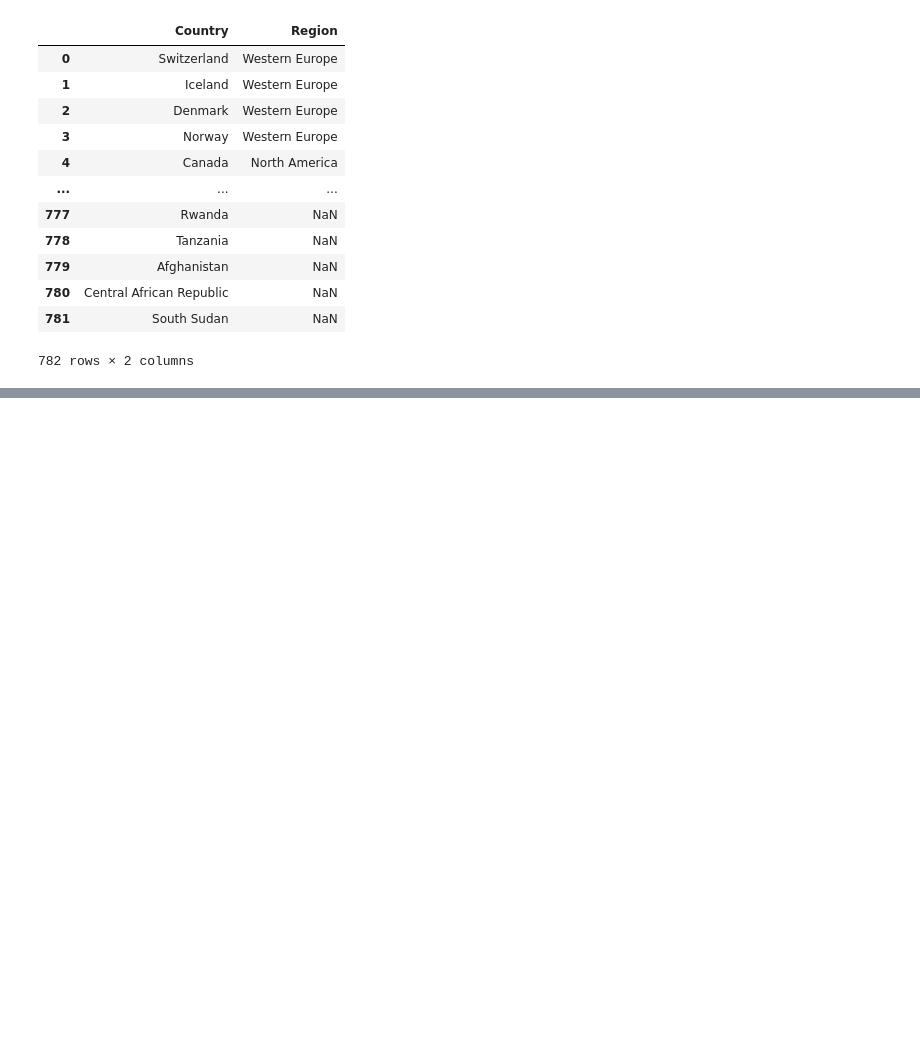
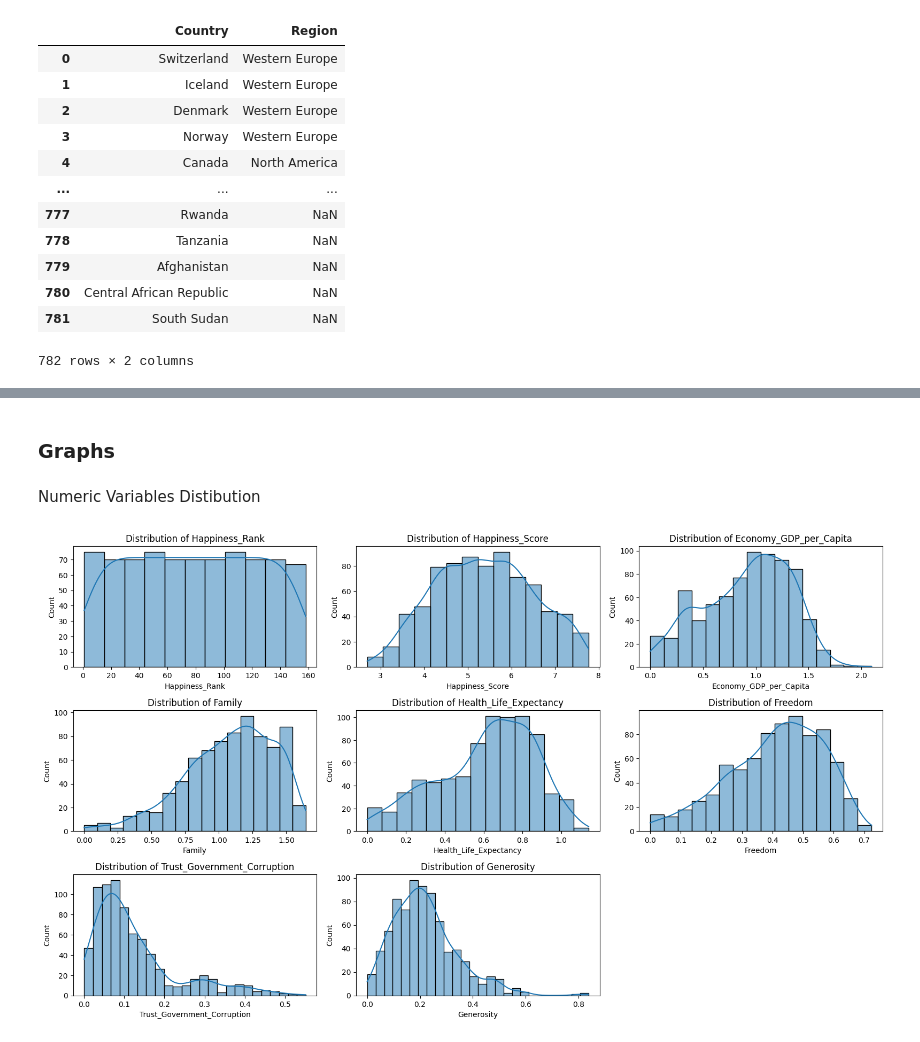
Before and after one commit to RJuanJo/workshop_3, a Jupyter notebook: notebooks/EDA001.ipynb, the cells around one changed output, grey strips where cells are left out. Saved outputs shown, nothing was run; the diff lists cells and outputs as text; code cells hidden in the pictures; blank space fills up the shorter version.

```diff
--- a/notebooks/EDA001.ipynb
+++ b/notebooks/EDA001.ipynb
@@ -211,0 +208,5 @@ data.head()
+# %%
+columns_to_drop = ['Standard Error', 'Dystopia_Residual', 'Lower_Confidence_Interval', 'Upper_Confidence_Interval']
+
+data = data.drop(columns=columns_to_drop)
+data.head()
@@ -233,13 +237,3 @@ Upper_Confidence_Interval      60.102302
 dtype: float64
 # %% [markdown]
 ### NAs Handling
-# %%
-numeric_columns = data.select_dtypes(include=[np.number]).columns
-
-imputer = IterativeImputer(max_iter=10, random_state=42)
-
-data_imputed = imputer.fit_transform(data[numeric_columns])
-data_imputed_df = pd.DataFrame(data_imputed, columns=numeric_columns)
-data[numeric_columns] = data_imputed_df
-
-print(data.isnull().sum())
@@ -367,0 +366,16 @@ dtype: int64
+# %% [markdown]
+### Graphs
+# %% [markdown]
+Numeric Variables Distibution
+# %%
+numeric_columns = data.select_dtypes(include=['float64', 'int64']).columns
+
+plt.figure(figsize=(16, 12))
+for i, column in enumerate(numeric_columns, 1):
+    plt.subplot(4, 3, i)
+    sns.histplot(data[column], kde=True)
+    plt.title(f'Distribution of {column}')
+plt.tight_layout()
+plt.show()
+# %% [output]
+[figure, added]
```
Also changed, not shown: parts of 30 cells of this notebook, 8 other files.
